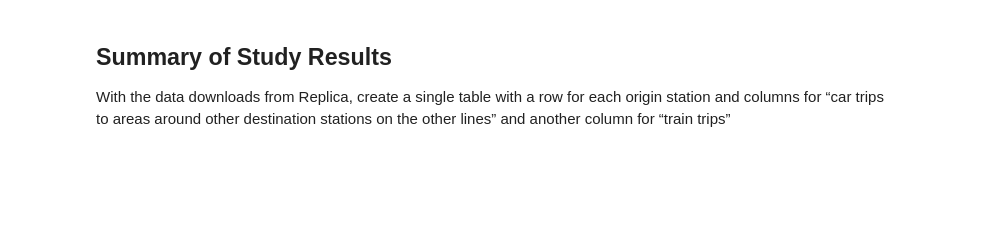
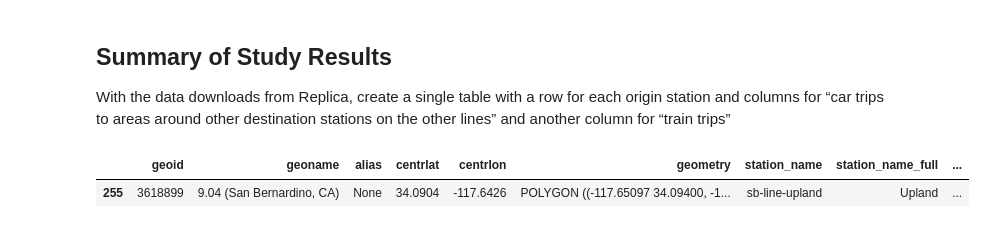
Before and after one commit to cal-itp/big-data-geoanalytics, a Jupyter notebook: replica/locations_selections/replica_study_summaries.ipynb, the cells around one changed output. Drawn from its saved outputs; the diff is of its cells as text; code cells hidden in the pictures; blank space fills up the shorter version.

```diff
--- a/replica/locations_selections/replica_study_summaries.ipynb
+++ b/replica/locations_selections/replica_study_summaries.ipynb
@@ -32,3 +22,38 @@ analysis_result_names = [ "line_origin_union_station",
 # %%
 # analysis_result_names_subset_test = ["sbline_origin_covina", "sbline_origin_calstate_la",
 #                                 "riversideline_origin_industry",  "riversideline_origin_montebello"]
+# %%
+all_stations_list = ["lossan-simi-valley", "lossan-burbank-airport", "lossan-oxnard",  "lossan-camarillo", "lossan-moorpark",  "lossan-chatsworth",
+                     "lossan-northridge", "lossan-van-nuys", "lossan-burbank", "lossan-glendale",
+                     "lossan-commerce", "lossan-norwalk", "lossan-buena-park", "lossan-fullerton", "lossan-anaheim",
+                     "lossan-orange", "lossan-santa-ana", "lossan-tustin", "lossan-irvine", "lossan-laguna-niguel",
+                     "lossan-san-juan-capistrano", "lossan-san-clemente", "lossan-san-clemente-pier", "lossan-oceanside",
+                     "lossan-solana-beach", "lossan-san-diego", "lossan-ot-san-diego", "lossan-union-station",
+
+                     "riverside-line-montebello-commerce", "riverside-line-industry", "riverside-line-pomona",
+                     "riverside-line-ontario","riverside-line-pedley",  "riverside-line-riverside",
+
+                     "sb-line-cal-state-la", "sb-line-el-monte",  "sb-line-baldwin-park", "sb-line-covina",  "sb-line-pomona-north",
+                     "sb-line-claremont", "sb-line-montclair", "sb-line-upland", "sb-line-rancho-cucamonga", "sb-line-fontana",
+                     "sb-line-rialto", "sb-line-san-bernardino-depot", "sb-line-san-bernardino-dt",
+                     "sb-line-redlands-dt", "sb-line-redlands-esri", "sb-line-redlands-univ", "sb-line-san-bernardino-tippecanoe",
+
+                     "91-perris-line-corona", "91-perris-line-corona-west", "91-perris-line-moreno-valley-march",
+                     "91-perris-line-perris-south", "91-perris-line-perris-downtown", "91-perris-line-placentia-future",
+                     "91-perris-line-riverside-hunter-park", "91-perris-line-riverside-la-sierra",
+
+                     "antelope-valley-burbank-airport-n", "antelope-valley-lancaster", "antelope-valley-newhall", "antelope-valley-palmdale",
+                     "antelope-valley-santa-clarita", "antelope-valley-sun-valley", "antelope-valley-sylmar-san-fernando",
+                     "antelope-valley-via-princessa", "antelope-valley-vincent-grade", "antelope-valley-vista-canyon",
+
+                     "inland-empire-oc-anaheim-canyon",
+
+                     "ventura-line-ventura-east", "ventura-line-ventura-dtwn",
+                    ]
+# %%
+gdf_stations = replica_utils.read_in_stations(all_stations_list)
+# %%
+gdf_stations.sample()
+# %% [output]
+|  | geoid | geoname | alias | centrlat | centrlon | geometry | station_name | station_name_full | ... |
+| 255 | 3618899 | 9.04 (San Bernardino, CA) | None | 34.0904 | -117.6426 | POLYGON ((-117.65097 34.09400, -1... | sb-line-upland | Upland | ... |
```
Also changed, not shown: parts of 7 cells of this notebook, 1 other file.
